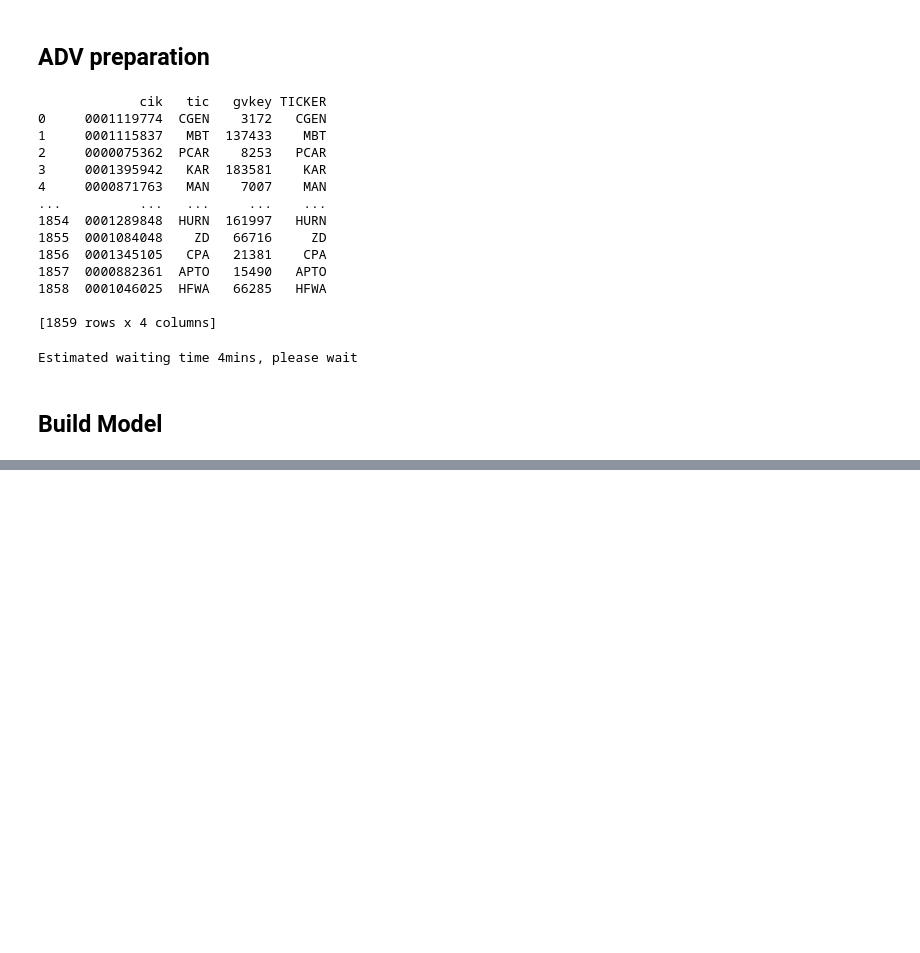
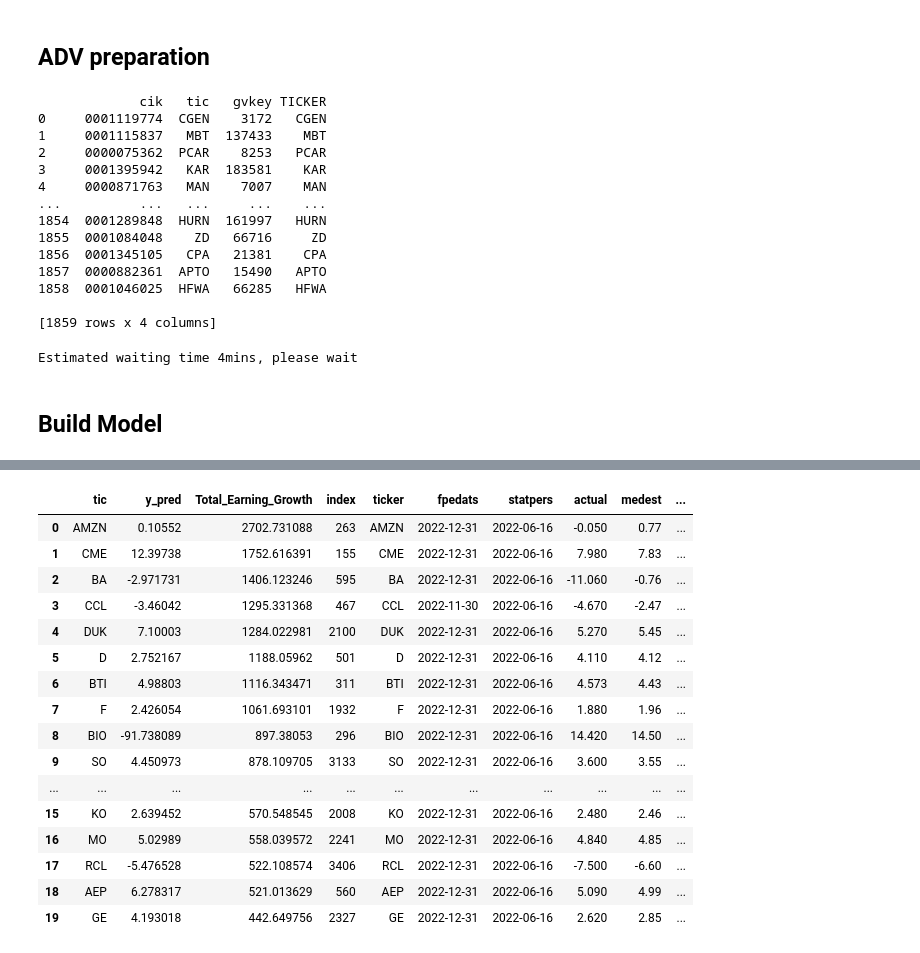
Before and after one commit to MapleKnightOfRiverwood/company-earining-projection, a Jupyter notebook: GA_V1.ipynb, the cells around one changed output, grey strips where cells are left out. Cells and saved outputs as stored; diff of their text form; code cells hidden in the pictures; blank space fills up the shorter version.

```diff
--- a/GA_V1.ipynb
+++ b/GA_V1.ipynb
@@ -614,0 +584,25 @@ FileNotFoundError: [Errno 2] No such file or directory: '.\\sec-edgar-filings/CE
+# %%
+X_pred_HVZs_2022_select = X_pred_HVZs_2022
+# %%
+# 2022 Prediciton
+models = {'HVZ_one': models['HVZ_one']}
+
+for model_name, model in models.items():
+    print(model_name)
+    X = X_pred_HVZs_2022_select[['at', 'dvc', 'DD', 'E', 'NegE', 'AC']]
+
+    X = add_constant(X)
+
+    y_pred = model.predict(X)
+    y_pred_df = pd.DataFrame(y_pred, columns=['y_pred'])
+    y_pred_df['y_pred'] = y_pred_df['y_pred'] / X_pred_HVZs_2022_select['csho']
+
+    y_pred_df = pd.concat([X_pred_HVZs_2022['tic'], y_pred_df], axis=1)
+    # y_pred_df = pd.concat([y_pred_df, y], axis=1)
+    # y_pred_df = pd.merge(y_pred_df,y, on= 'tic', how='inner')
+
+    # y_pred_df['bias'] = (y_pred_df['E_deflat'] - y_pred_df['y_pred'])/(X_pred_HVZs_2022_select['mrk_eq']/X_pred_HVZs_2022_select['csho']/1000000)
+    # y_pred_df['accuracy'] = np.absolute(y_pred_df['bias'])
+    y_pred_df['Total_Earning_Growth'] = y_pred_df['y_pred'] * X_pred_HVZs_2022_select['csho'] - X['E']
+    y_pred_df = y_pred_df.sort_values(by='Total_Earning_Growth', ascending=False)
+    print(y_pred_df.head(20))
@@ -614,0 +627,22 @@ FileNotFoundError: [Errno 2] No such file or directory: '.\\sec-edgar-filings/CE
+# %%
+prediction_2022 = pd.merge(y_pred_df, df_analyst_raw_test_2022, how='inner', left_on=['tic'], right_on=['ticker'])
+prediction_2022 = prediction_2022.sort_values(by='Total_Earning_Growth', ascending=False)
+prediction_2022.head(20)
+# %% [output]
+|  | tic | y_pred | Total_Earning_Growth | index | ticker | fpedats | statpers | actual | medest | ... |
+| 0 | AMZN | 0.10552 | 2702.731088 | 263 | AMZN | 2022-12-31 | 2022-06-16 | -0.050 | 0.77 | ... |
+| 1 | CME | 12.39738 | 1752.616391 | 155 | CME | 2022-12-31 | 2022-06-16 | 7.980 | 7.83 | ... |
+| 2 | BA | -2.971731 | 1406.123246 | 595 | BA | 2022-12-31 | 2022-06-16 | -11.060 | -0.76 | ... |
+| 3 | CCL | -3.46042 | 1295.331368 | 467 | CCL | 2022-11-30 | 2022-06-16 | -4.670 | -2.47 | ... |
+| 4 | DUK | 7.10003 | 1284.022981 | 2100 | DUK | 2022-12-31 | 2022-06-16 | 5.270 | 5.45 | ... |
+| 5 | D | 2.752167 | 1188.05962 | 501 | D | 2022-12-31 | 2022-06-16 | 4.110 | 4.12 | ... |
+| 6 | BTI | 4.98803 | 1116.343471 | 311 | BTI | 2022-12-31 | 2022-06-16 | 4.573 | 4.43 | ... |
+| 7 | F | 2.426054 | 1061.693101 | 1932 | F | 2022-12-31 | 2022-06-16 | 1.880 | 1.96 | ... |
+| 8 | BIO | -91.738089 | 897.38053 | 296 | BIO | 2022-12-31 | 2022-06-16 | 14.420 | 14.50 | ... |
+| 9 | SO | 4.450973 | 878.109705 | 3133 | SO | 2022-12-31 | 2022-06-16 | 3.600 | 3.55 | ... |
+| ... | ... | ... | ... | ... | ... | ... | ... | ... | ... | ... |
+| 15 | KO | 2.639452 | 570.548545 | 2008 | KO | 2022-12-31 | 2022-06-16 | 2.480 | 2.46 | ... |
+| 16 | MO | 5.02989 | 558.039572 | 2241 | MO | 2022-12-31 | 2022-06-16 | 4.840 | 4.85 | ... |
+| 17 | RCL | -5.476528 | 522.108574 | 3406 | RCL | 2022-12-31 | 2022-06-16 | -7.500 | -6.60 | ... |
+| 18 | AEP | 6.278317 | 521.013629 | 560 | AEP | 2022-12-31 | 2022-06-16 | 5.090 | 4.99 | ... |
+| 19 | GE | 4.193018 | 442.649756 | 2327 | GE | 2022-12-31 | 2022-06-16 | 2.620 | 2.85 | ... |
```
Also changed, not shown: parts of 22 cells of this notebook, 1 other file.
